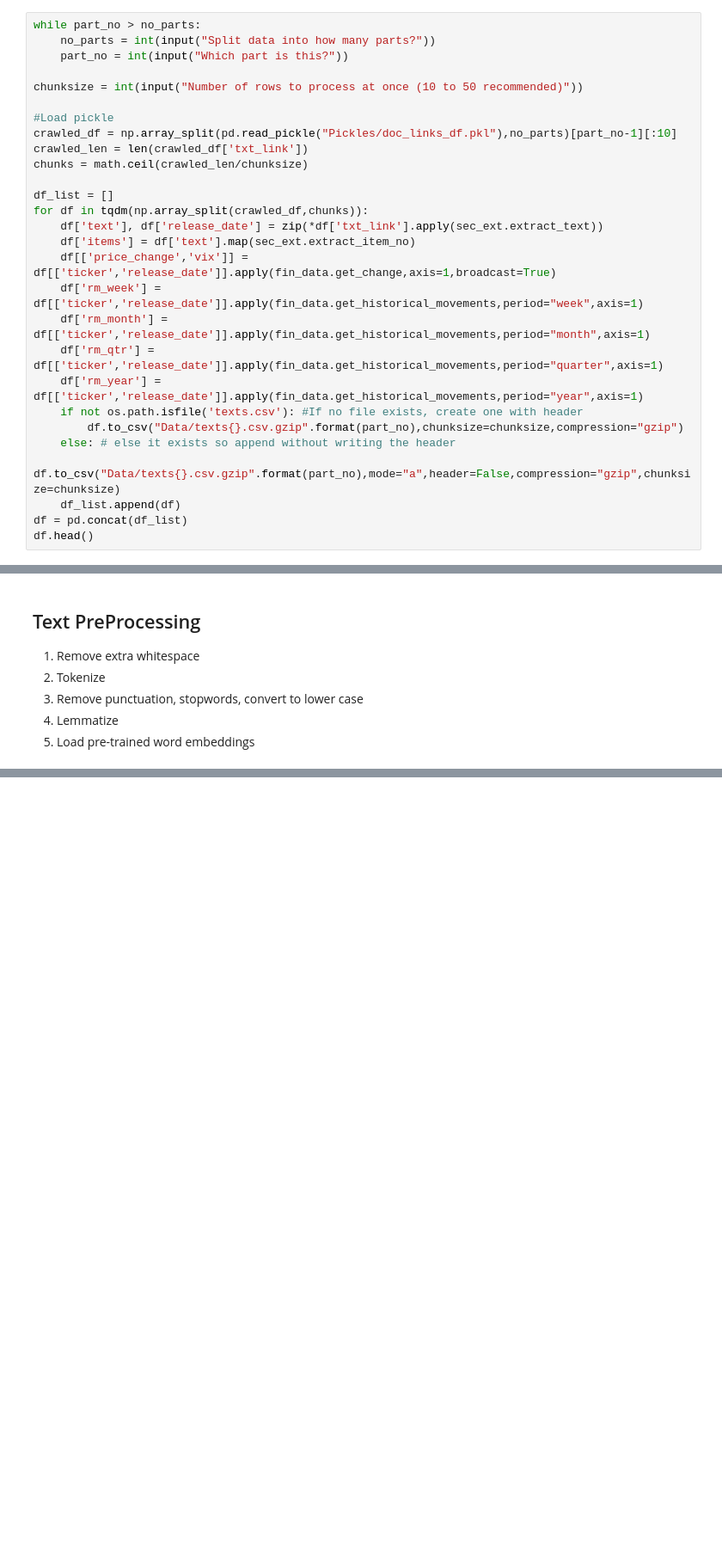
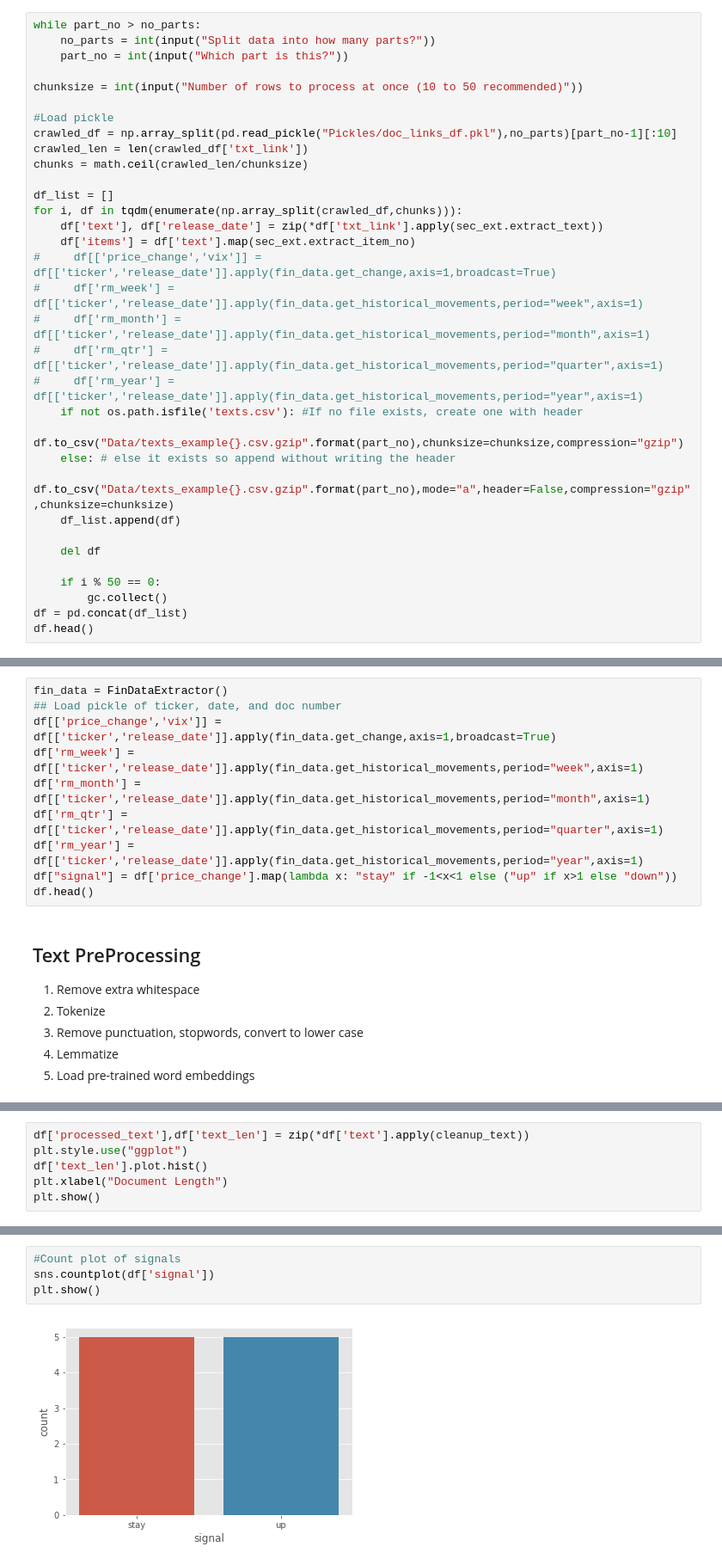
Before and after one commit to yiaktan/NLP-Stock-Prediction, a Jupyter notebook: Data Collection & PreProcessing.ipynb, the cells around one changed output, grey strips where cells are left out. Shown: that part at 86% size. Cells and saved outputs as stored; diff of their text form; blank space fills up the shorter version.

```diff
--- a/Data Collection & PreProcessing.ipynb
+++ b/Data Collection & PreProcessing.ipynb
@@ -354,19 +332,24 @@ crawled_len = len(crawled_df['txt_link'])
 chunks = math.ceil(crawled_len/chunksize)
 
 df_list = []
-for df in tqdm(np.array_split(crawled_df,chunks)):
+for i, df in tqdm(enumerate(np.array_split(crawled_df,chunks))):
     df['text'], df['release_date'] = zip(*df['txt_link'].apply(sec_ext.extract_text))
     df['items'] = df['text'].map(sec_ext.extract_item_no)
-    df[['price_change','vix']] = df[['ticker','release_date']].apply(fin_data.get_change,axis=1,broadcast=True)
-    df['rm_week'] = df[['ticker','release_date']].apply(fin_data.get_historical_movements,period="week",axis=1)
-    df['rm_month'] = df[['ticker','release_date']].apply(fin_data.get_historical_movements,period="month",axis=1)
-    df['rm_qtr'] = df[['ticker','release_date']].apply(fin_data.get_historical_movements,period="quarter",axis=1)
-    df['rm_year'] = df[['ticker','release_date']].apply(fin_data.get_historical_movements,period="year",axis=1)
+#     df[['price_change','vix']] = df[['ticker','release_date']].apply(fin_data.get_change,axis=1,broadcast=True)
+#     df['rm_week'] = df[['ticker','release_date']].apply(fin_data.get_historical_movements,period="week",axis=1)
+#     df['rm_month'] = df[['ticker','release_date']].apply(fin_data.get_historical_movements,period="month",axis=1)
+#     df['rm_qtr'] = df[['ticker','release_date']].apply(fin_data.get_historical_movements,period="quarter",axis=1)
+#     df['rm_year'] = df[['ticker','release_date']].apply(fin_data.get_historical_movements,period="year",axis=1)
     if not os.path.isfile('texts.csv'): #If no file exists, create one with header
-        df.to_csv("Data/texts{}.csv.gzip".format(part_no),chunksize=chunksize,compression="gzip")
+        df.to_csv("Data/texts_example{}.csv.gzip".format(part_no),chunksize=chunksize,compression="gzip")
     else: # else it exists so append without writing the header
-        df.to_csv("Data/texts{}.csv.gzip".format(part_no),mode="a",header=False,compression="gzip",chunksize=chunksize)
+        df.to_csv("Data/texts_example{}.csv.gzip".format(part_no),mode="a",header=False,compression="gzip",chunksize=chunksize)
     df_list.append(df)
+
+    del df
+
+    if i % 50 == 0:
+        gc.collect()
 df = pd.concat(df_list)
 df.head()
 # %% [output]
@@ -375,3 +367,13 @@ LimitExceededError: (Status 429) (Quandl Error QELx02) You have exceeded the API
+# %%
+fin_data = FinDataExtractor()
+## Load pickle of ticker, date, and doc number
+df[['price_change','vix']] = df[['ticker','release_date']].apply(fin_data.get_change,axis=1,broadcast=True)
+df['rm_week'] = df[['ticker','release_date']].apply(fin_data.get_historical_movements,period="week",axis=1)
+df['rm_month'] = df[['ticker','release_date']].apply(fin_data.get_historical_movements,period="month",axis=1)
+df['rm_qtr'] = df[['ticker','release_date']].apply(fin_data.get_historical_movements,period="quarter",axis=1)
+df['rm_year'] = df[['ticker','release_date']].apply(fin_data.get_historical_movements,period="year",axis=1)
+df["signal"] = df['price_change'].map(lambda x: "stay" if -1<x<1 else ("up" if x>1 else "down"))
+df.head()
 # %% [markdown]
 ## Text PreProcessing
 1. Remove extra whitespace
@@ -408,0 +415,6 @@ cleanup_text(text)
+# %%
+df['processed_text'],df['text_len'] = zip(*df['text'].apply(cleanup_text))
+plt.style.use("ggplot")
+df['text_len'].plot.hist()
+plt.xlabel("Document Length")
+plt.show()
@@ -408,0 +433,6 @@ cleanup_text(text)
+# %%
+#Count plot of signals
+sns.countplot(df['signal'])
+plt.show()
+# %% [output]
+[figure, added]
```
Also changed, not shown: parts of 20 cells of this notebook.
